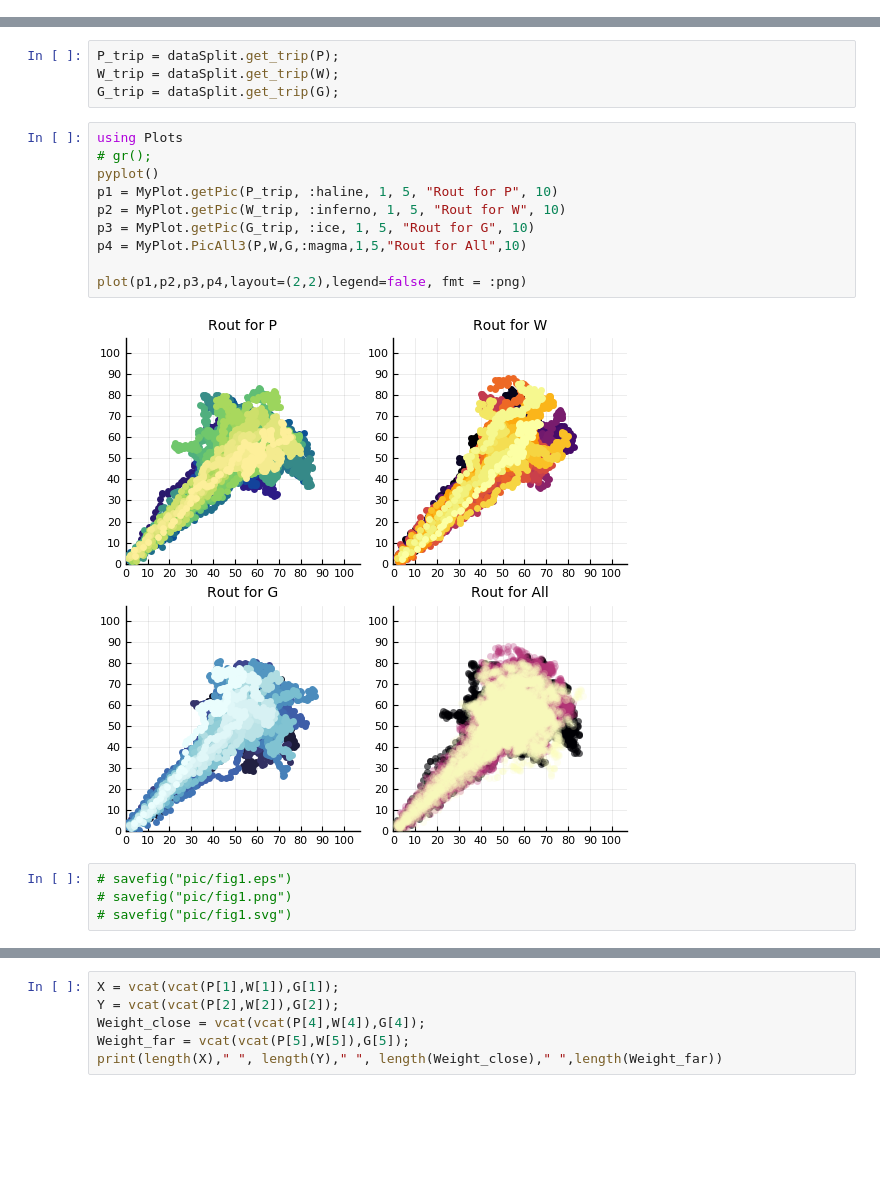
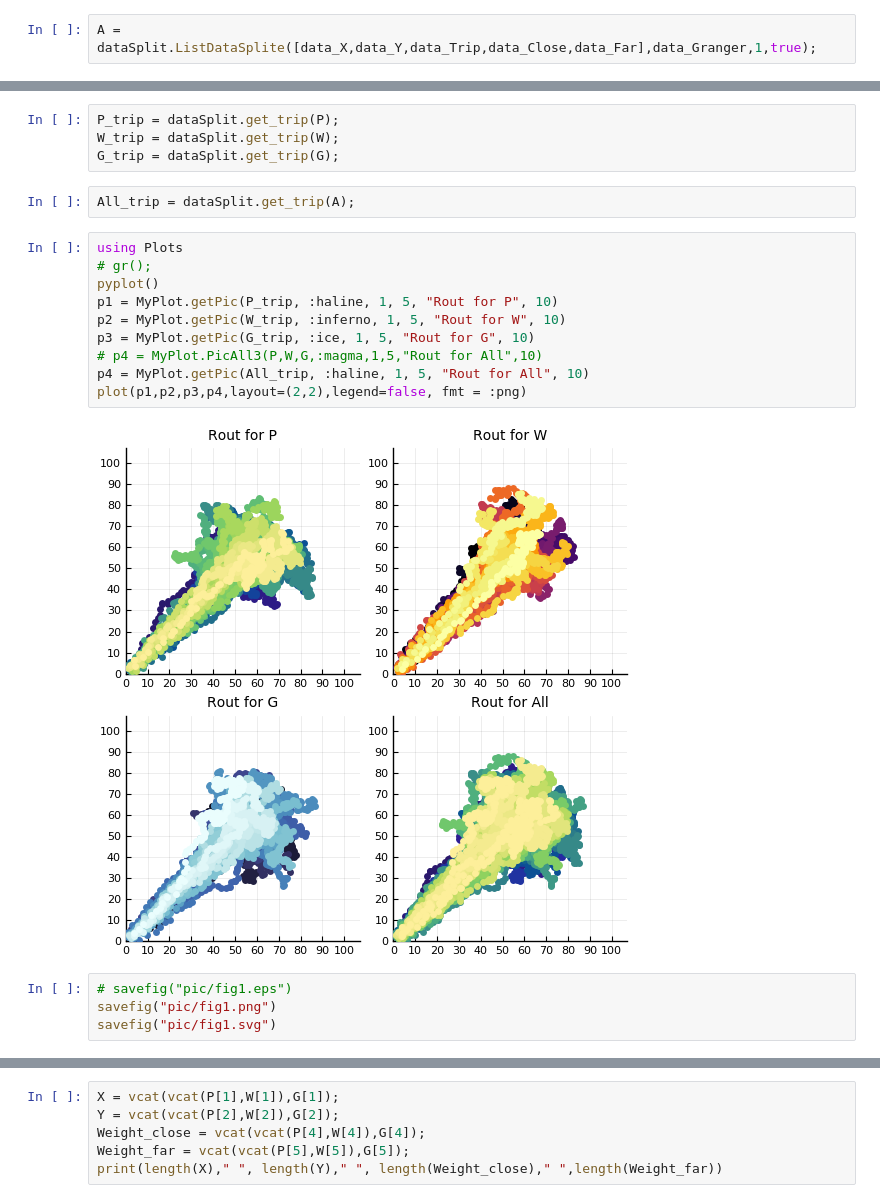
Before and after one commit to Lesliexpy/VE414_Project, a Jupyter notebook: julia pic.ipynb, the cells around one changed output, grey strips where cells are left out. Saved outputs shown, nothing was run; the diff lists cells and outputs as text; blank space fills up the shorter version.

```diff
--- a/julia pic.ipynb
+++ b/julia pic.ipynb
@@ -27,6 +25,8 @@ data_Far = data[:,9];
 P = dataSplit.ListDataSplite([data_X,data_Y,data_Trip,data_Close,data_Far],data_Potter,1);
 W = dataSplit.ListDataSplite([data_X,data_Y,data_Trip,data_Close,data_Far],data_Weasley,1);
 G = dataSplit.ListDataSplite([data_X,data_Y,data_Trip,data_Close,data_Far],data_Granger,1);
+# %%
+A = dataSplit.ListDataSplite([data_X,data_Y,data_Trip,data_Close,data_Far],data_Granger,1,true);
 # %%
 print(length(data_X),", ",length(P[1]),", ",length(W[2]),", ",length(G[3]),", ",length(P[1])+length(W[2])+length(G[3]))
 # %% [output]
@@ -35,19 +35,21 @@ print(length(data_X),", ",length(P[1]),", ",length(W[2]),", ",length(G[3]),", ",
 P_trip = dataSplit.get_trip(P);
 W_trip = dataSplit.get_trip(W);
 G_trip = dataSplit.get_trip(G);
+# %%
+All_trip = dataSplit.get_trip(A);
 # %%
 using Plots
 # gr();
 pyplot()
 p1 = MyPlot.getPic(P_trip, :haline, 1, 5, "Rout for P", 10)
 p2 = MyPlot.getPic(W_trip, :inferno, 1, 5, "Rout for W", 10)
 p3 = MyPlot.getPic(G_trip, :ice, 1, 5, "Rout for G", 10)
-p4 = MyPlot.PicAll3(P,W,G,:magma,1,5,"Rout for All",10)
-
+# p4 = MyPlot.PicAll3(P,W,G,:magma,1,5,"Rout for All",10)
+p4 = MyPlot.getPic(All_trip, :haline, 1, 5, "Rout for All", 10)
 plot(p1,p2,p3,p4,layout=(2,2),legend=false, fmt = :png)
 # %% [output]
-[figure, old version]
+[figure, new version]
 # %%
 # savefig("pic/fig1.eps")
-# savefig("pic/fig1.png")
-# savefig("pic/fig1.svg")
+savefig("pic/fig1.png")
+savefig("pic/fig1.svg")
```
Also changed, not shown: parts of 2 cells of this notebook, 10 other files.
